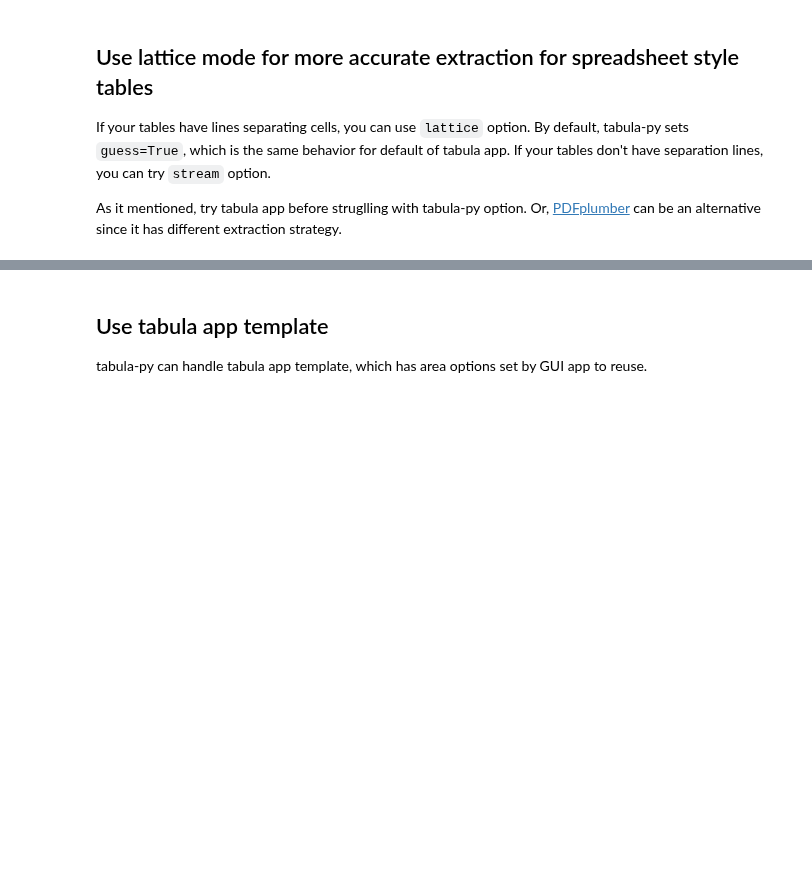
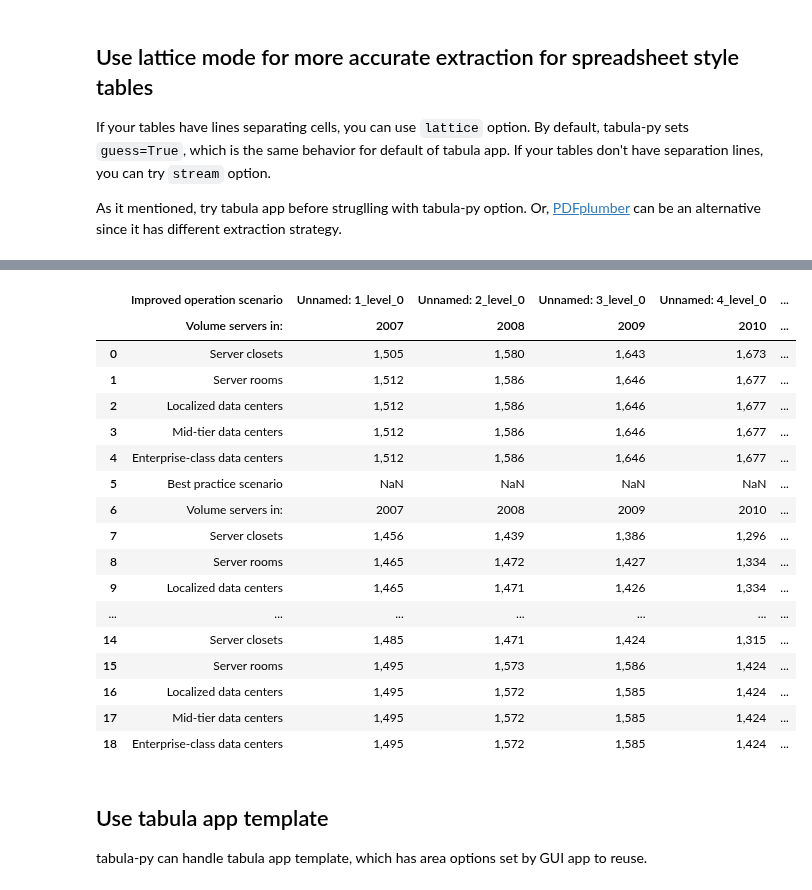
Before and after one commit to chezou/tabula-py, a Jupyter notebook: examples/tabula_example.ipynb, the cells around one changed output, grey strips where cells are left out. Drawn from its saved outputs; the diff is of its cells as text; code cells hidden in the pictures; blank space fills up the shorter version.

```diff
--- a/examples/tabula_example.ipynb
+++ b/examples/tabula_example.ipynb
@@ -357,3 +353,33 @@ WARNING: Using fallback font LiberationSans for base font ZapfDingbats
+# %%
+pdf_path3 = "https://github.com/tabulapdf/tabula-java/raw/master/src/test/resources/technology/tabula/spanning_cells.pdf"
+tabula.read_pdf(
+    pdf_path3,
+    pages="1",
+    lattice=True,
+    pandas_options={"header": [0, 1]},
+    area=[0, 0, 50, 100],
+    relative_area=True,
+    multiple_tables=False,
+)[0]
+# %% [output]
+|  | Improved operation scenario | Unnamed: 1_level_0 | Unnamed: 2_level_0 | Unnamed: 3_level_0 | Unnamed: 4_level_0 | ... |
+|  | Volume servers in: | 2007 | 2008 | 2009 | 2010 | ... |
+| 0 | Server closets | 1,505 | 1,580 | 1,643 | 1,673 | ... |
+| 1 | Server rooms | 1,512 | 1,586 | 1,646 | 1,677 | ... |
+| 2 | Localized data centers | 1,512 | 1,586 | 1,646 | 1,677 | ... |
+| 3 | Mid-tier data centers | 1,512 | 1,586 | 1,646 | 1,677 | ... |
+| 4 | Enterprise-class data centers | 1,512 | 1,586 | 1,646 | 1,677 | ... |
+| 5 | Best practice scenario | NaN | NaN | NaN | NaN | ... |
+| 6 | Volume servers in: | 2007 | 2008 | 2009 | 2010 | ... |
+| 7 | Server closets | 1,456 | 1,439 | 1,386 | 1,296 | ... |
+| 8 | Server rooms | 1,465 | 1,472 | 1,427 | 1,334 | ... |
+| 9 | Localized data centers | 1,465 | 1,471 | 1,426 | 1,334 | ... |
+| ... | ... | ... | ... | ... | ... | ... |
+| 14 | Server closets | 1,485 | 1,471 | 1,424 | 1,315 | ... |
+| 15 | Server rooms | 1,495 | 1,573 | 1,586 | 1,424 | ... |
+| 16 | Localized data centers | 1,495 | 1,572 | 1,585 | 1,424 | ... |
+| 17 | Mid-tier data centers | 1,495 | 1,572 | 1,585 | 1,424 | ... |
+| 18 | Enterprise-class data centers | 1,495 | 1,572 | 1,585 | 1,424 | ... |
 # %% [markdown]
 ## Use tabula app template
 
```
Also changed, not shown: parts of 13 cells of this notebook.
